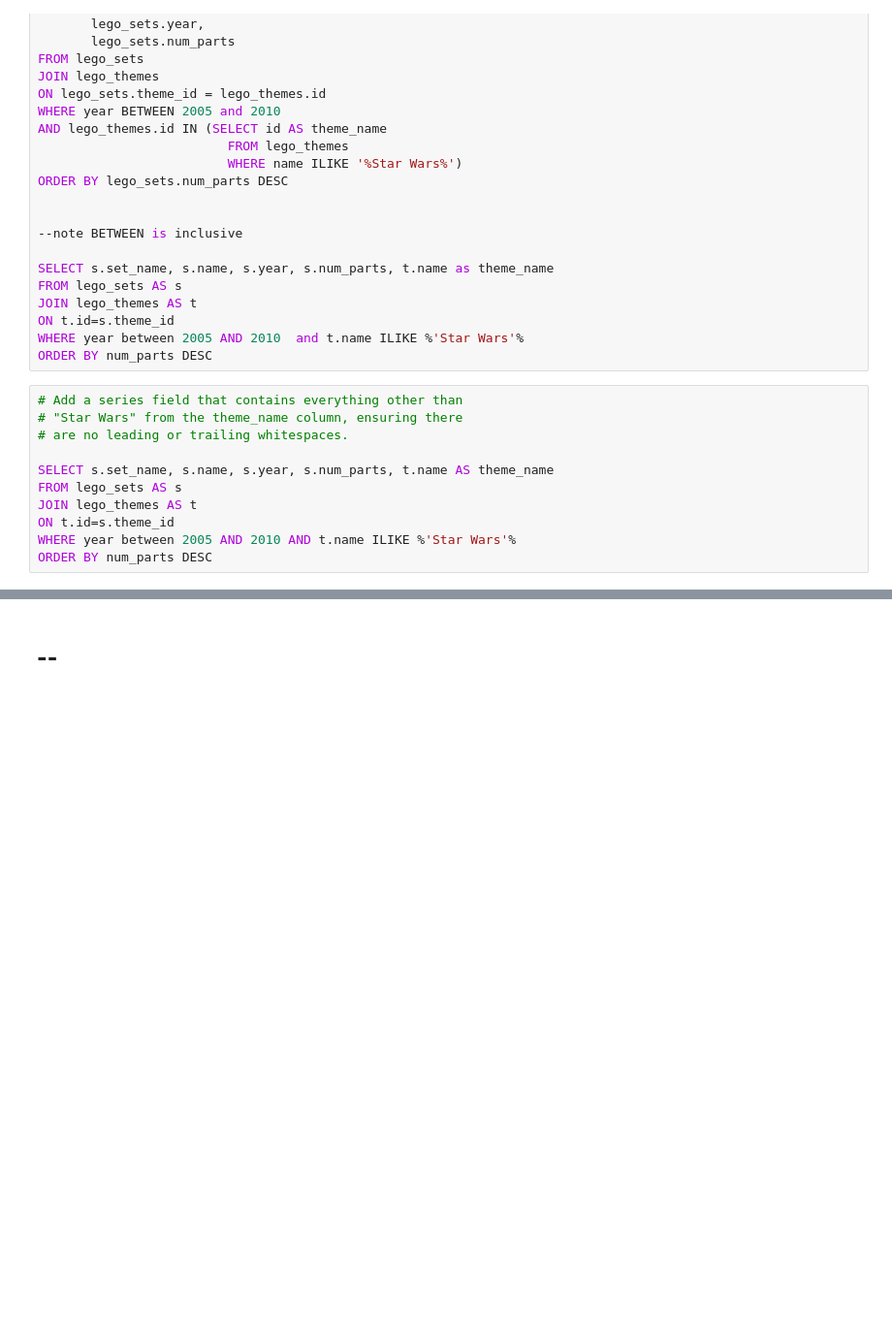
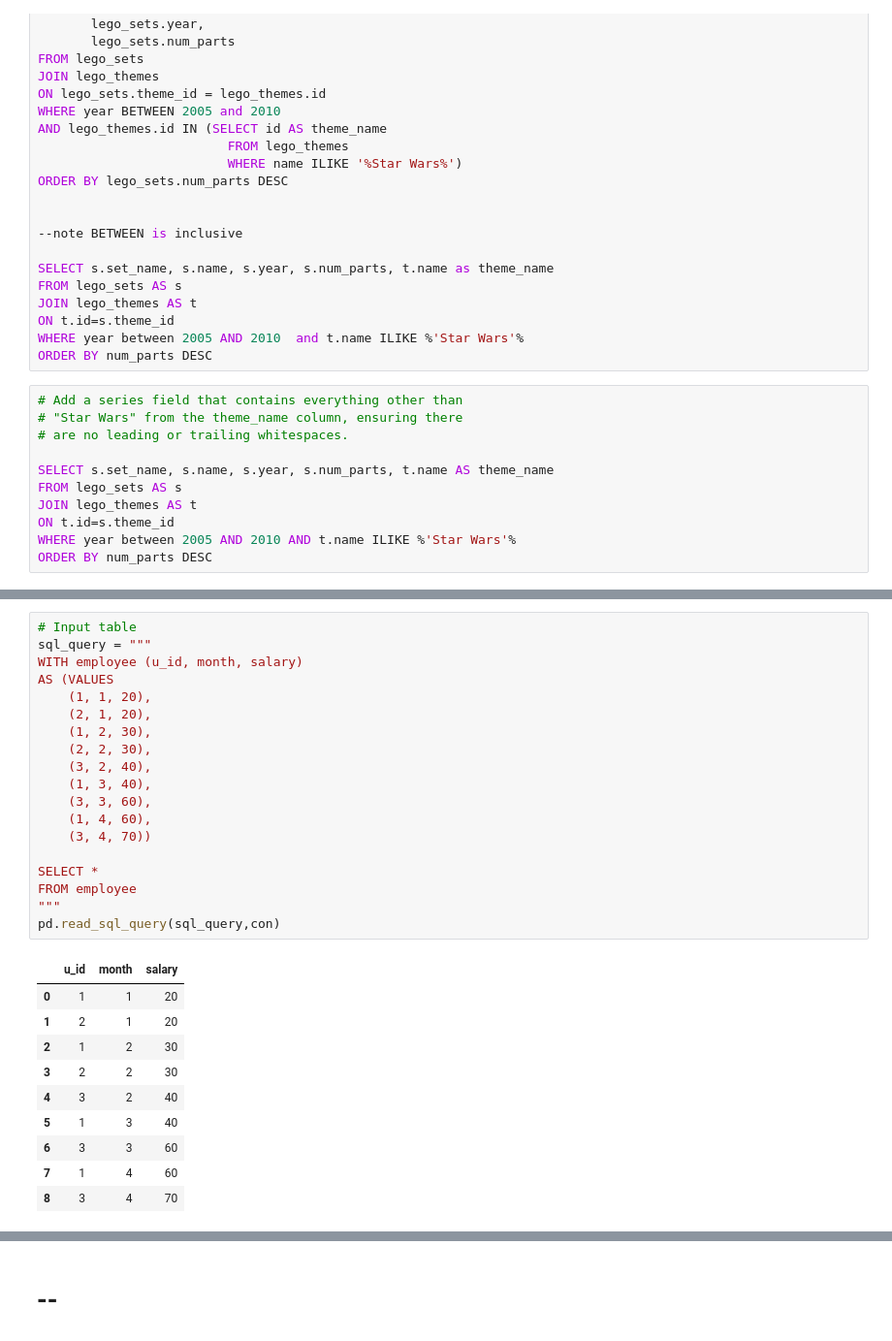
Before and after one commit to benslack19/my_DS_notes, a Jupyter notebook: SQL/SQLqueries_daily_problems_3.ipynb, the cells around one changed output, grey strips where cells are left out. Shown at 97% size. Cells and saved outputs as stored; diff of their text form; blank space fills up the shorter version.

```diff
--- a/SQL/SQLqueries_daily_problems_3.ipynb
+++ b/SQL/SQLqueries_daily_problems_3.ipynb
@@ -2143,0 +2455,30 @@ ORDER BY num_parts DESC
+# %%
+# Input table
+sql_query = """
+WITH employee (u_id, month, salary)
+AS (VALUES
+    (1, 1, 20),
+    (2, 1, 20),
+    (1, 2, 30),
+    (2, 2, 30),
+    (3, 2, 40),
+    (1, 3, 40),
+    (3, 3, 60),
+    (1, 4, 60),
+    (3, 4, 70))
+
+SELECT *
+FROM employee
+"""
+pd.read_sql_query(sql_query,con)
+# %% [output]
+|  | u_id | month | salary |
+| 0 | 1 | 1 | 20 |
+| 1 | 2 | 1 | 20 |
+| 2 | 1 | 2 | 30 |
+| 3 | 2 | 2 | 30 |
+| 4 | 3 | 2 | 40 |
+| 5 | 1 | 3 | 40 |
+| 6 | 3 | 3 | 60 |
+| 7 | 1 | 4 | 60 |
+| 8 | 3 | 4 | 70 |
```
Also changed, not shown: parts of 38 cells of this notebook, 7 other files.
